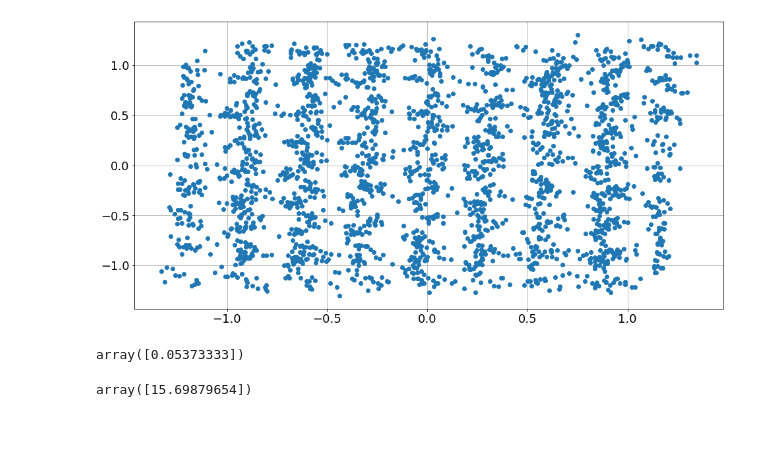
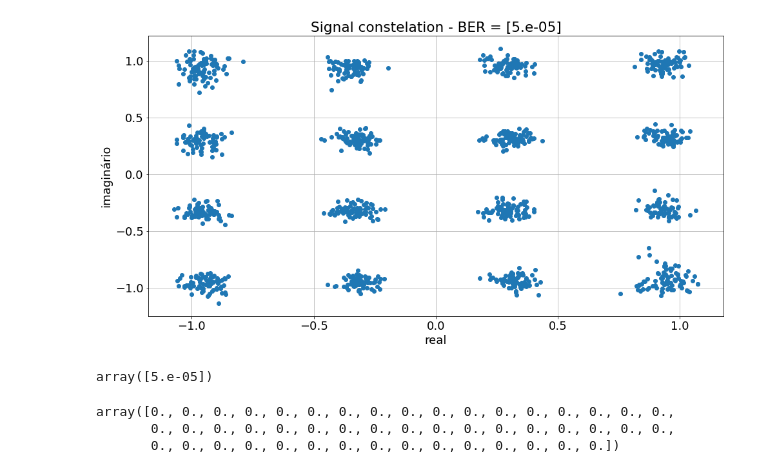
Before and after one commit to Matos-V/TCC_phase_detection_with_ML, a Jupyter notebook: ANN_tests.ipynb, the cells around one changed output. Drawn from its saved outputs; the diff is of its cells as text; code cells hidden in the pictures; blank space fills up the shorter version.

Commit message:
First tests with created models with different SpS values. Next step: generate and save plots about BER vs SNR.

```diff
--- a/ANN_tests.ipynb
+++ b/ANN_tests.ipynb
@@ -18,13 +7,14 @@ from Funcoes import *
 plt.rcParams['font.size'] = 18
 plt.rcParams['figure.figsize'] = [16, 8]
 plt.rcParams['lines.linewidth'] = 2
+# %%
+model_2_sps = load_model('model_sps_2.h5')
+model_4_sps = load_model('model_sps_4.h5')
 # %%
-M = 64        # ordem da modulação
-Fb = 40e9      # taxa de símbolos
+M = 16        # ordem da modulação
+Fb = 24e9      # taxa de símbolos
 SpS = 4         # amostras por símbolo
 Fs = SpS*Fb    # taxa de amostragem
-SNR = 40        # relação sinal ruído (dB)
-rolloff = 0.01  # Rolloff do filtro formatador de pulso
-sfm = sinal_qam_fase_min(M,Fb,SpS,SNR)
-ordem = 64
-dataset , X , y = dataset_02(sfm,ordem)
+rolloff = 0.05  # Rolloff do filtro formatador de pulso
+amostras = 512
+size = 50000
@@ -169,14 +21,15 @@ plot_espectro(sfilt)
-# %%
-plt.plot(sfilt[0,::4].real,sfilt[0,::4].imag,'o');
-plt.grid(True)
-plt.show()
-# %% [output]
-[figure, removed]
+# %%
+qam_signal = generate_signal(M,Fb,SpS,30,rolloff=0.05)
+sfm, A = qam_signal_phase_min(qam_signal)
+data,X,y = dataset_02(sfm,amostras,size)
+_,_, X_test,_ = train_test_datasets(X,y,size)
+predicted_signal = predict_signal(model_4_sps,data,X_test,size)
+reverted_signal = revert_sfm(predicted_signal,A)
+# %%
+plot_constelation(reverted_signal,SpS)
+# %% [output]
+[figure, added]
 # %%
-sfilt[0,::4].cal_ber()
+reverted_signal[0,::SpS].cal_ber()
 # %% [output]
-array([0.05373333])
+array([5.e-05])
-# %%
-10*np.log10(sfilt[0,::4].est_snr())
-# %% [output]
-array([15.69879654])
@@ -182,0 +52,8 @@ array([15.69879654])
+# %%
+SNRs = np.arange(16,40.1,0.5)
+BERs = np.zeros(SNRs.size)
+BERs
+# %% [output]
+array([0., 0., 0., 0., 0., 0., 0., 0., 0., 0., 0., 0., 0., 0., 0., 0., 0.,
+       0., 0., 0., 0., 0., 0., 0., 0., 0., 0., 0., 0., 0., 0., 0., 0., 0.,
+       0., 0., 0., 0., 0., 0., 0., 0., 0., 0., 0., 0., 0., 0., 0.])
```
Also changed, not shown: parts of 30 cells of this notebook.
